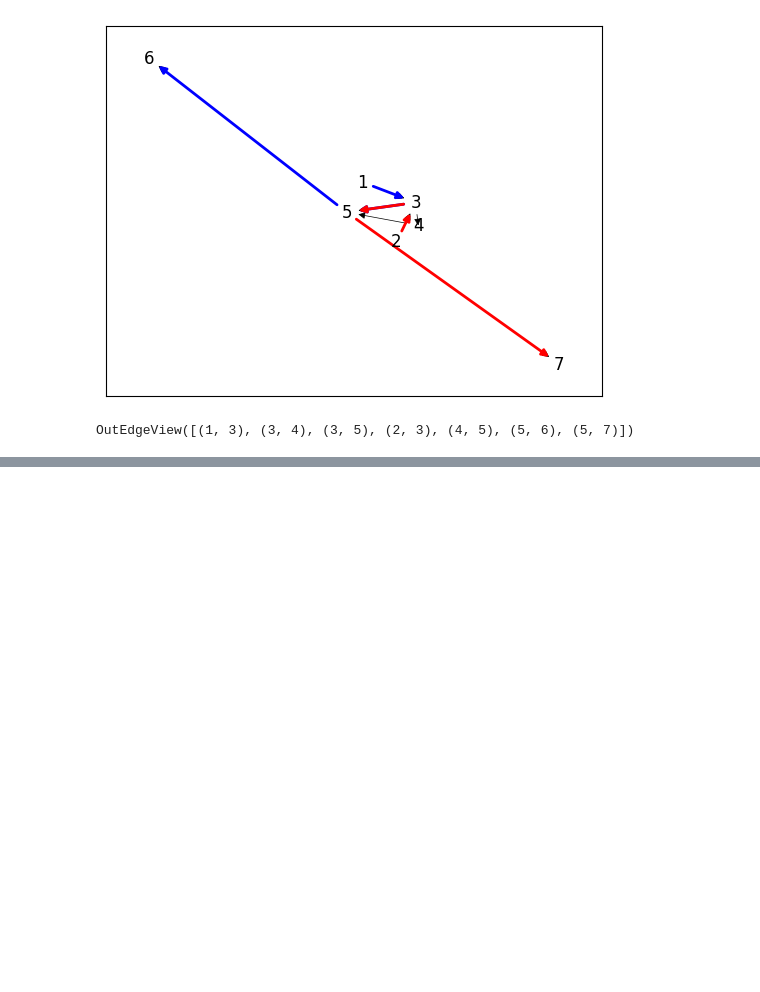
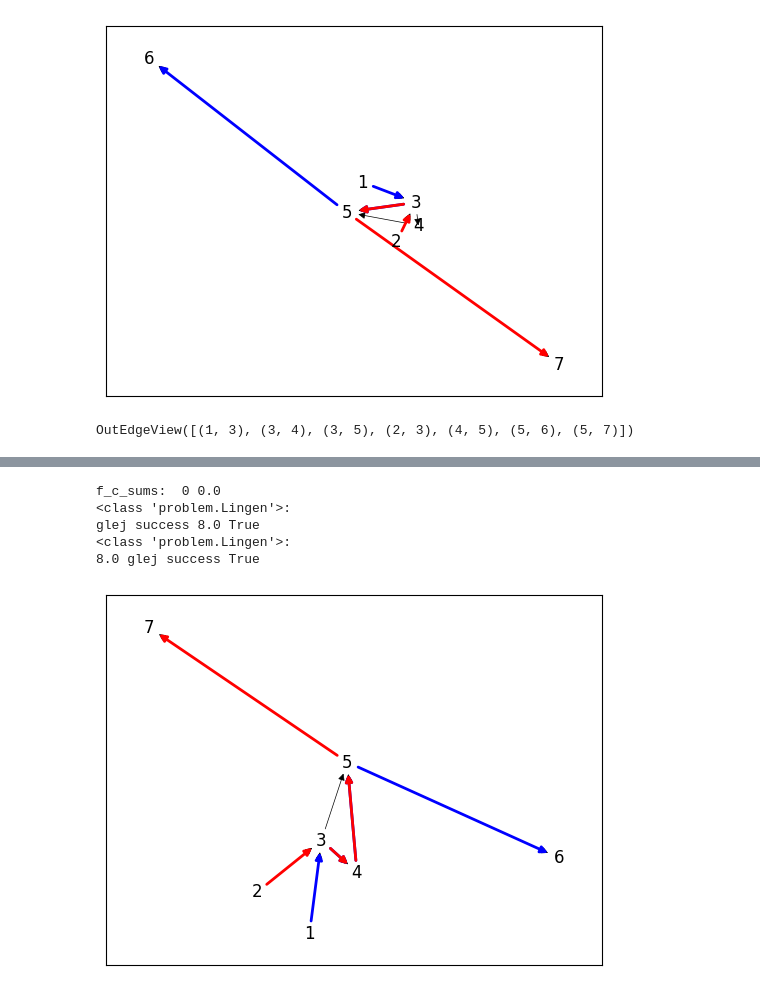
Before and after one commit to elgroselj/distributing_traffic, a Jupyter notebook: simple_primer.ipynb, the cells around one changed output, grey strips where cells are left out. Drawn from its saved outputs; the diff is of its cells as text; code cells hidden in the pictures; blank space fills up the shorter version.

```diff
--- a/simple_primer.ipynb
+++ b/simple_primer.ipynb
@@ -220,0 +218,17 @@ pr.Problem.draw(p)
+# %%
+importlib.reload(pr)
+t = [1,1,30,1,1,1,1]
+# c = [1,1,1,1,1,1,1]
+#c = [2,2,2,2,2,2,2]
+ZK = [(1,6,1),(2,7,1)]
+p = pr.Problem(None, G, ZK = ZK, ZK_shape=None, c_mode = 2, c = None, t_mode= None, t=list(t))
+pr.Lingen.solve(p,num_iter=10)
+pr.Problem.print(p)
+pr.Problem.draw(p)
+# %% [output]
+f_c_sums:  0 0.0
+<class 'problem.Lingen'>:
+glej success 8.0 True
+<class 'problem.Lingen'>:
+8.0 glej success True
+[figure, added]
```
Also changed, not shown: parts of 6 cells of this notebook, 3 other files.
